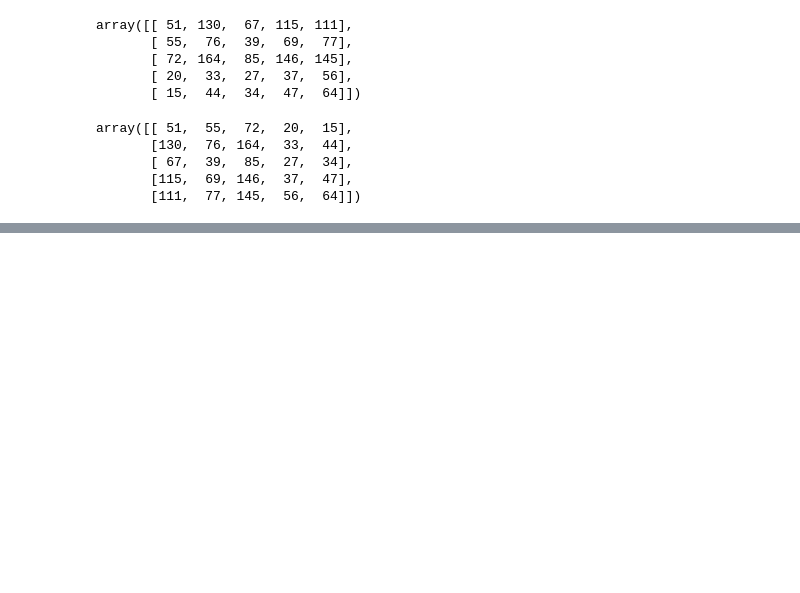
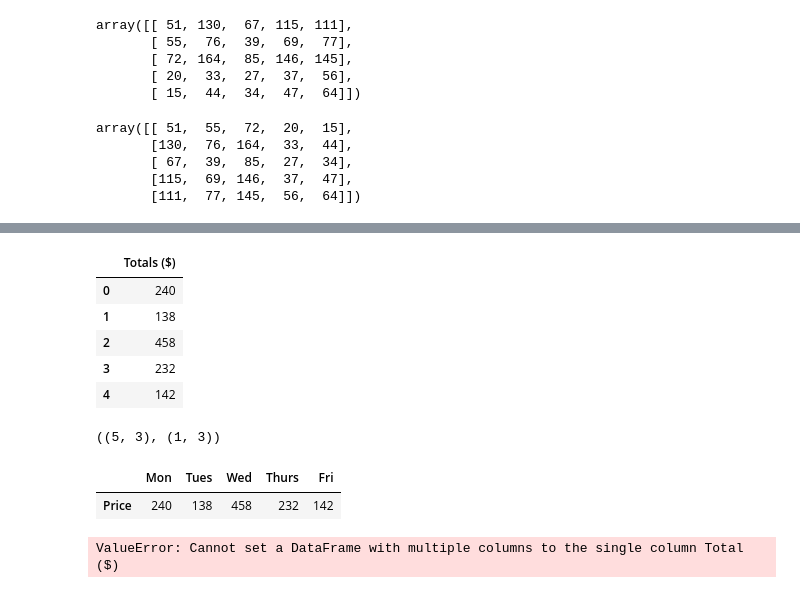
Before and after one commit to leandrofahur/senior-python-developer, a Jupyter notebook: machine-learning/numpy-data-analysis/introduction-to-numpy.ipynb, the cells around one changed output, grey strips where cells are left out. Drawn from its saved outputs; the diff is of its cells as text; code cells hidden in the pictures; blank space fills up the shorter version.

```diff
--- a/machine-learning/numpy-data-analysis/introduction-to-numpy.ipynb
+++ b/machine-learning/numpy-data-analysis/introduction-to-numpy.ipynb
@@ -560,0 +619,25 @@ mat3.shape
+# %%
+totals_df = pd.DataFrame(totals, columns=['Totals ($)'])
+totals_df
+# %% [output]
+|  | Totals ($) |
+| 0 | 240 |
+| 1 | 138 |
+| 2 | 458 |
+| 3 | 232 |
+| 4 | 142 |
+# %%
+weekly_sales.shape, butter_prices.shape
+# %% [output]
+((5, 3), (1, 3))
+# %%
+daily_sales = butter_prices.dot(weekly_sales.T)
+daily_sales
+# %% [output]
+|  | Mon | Tues | Wed | Thurs | Fri |
+| Price | 240 | 138 | 458 | 232 | 142 |
+# %%
+weekly_sales['Total ($)'] = daily_sales
+weekly_sales
+# %% [output]
+ValueError: Cannot set a DataFrame with multiple columns to the single column Total ($)
```
Also changed, not shown: parts of 18 cells of this notebook.
